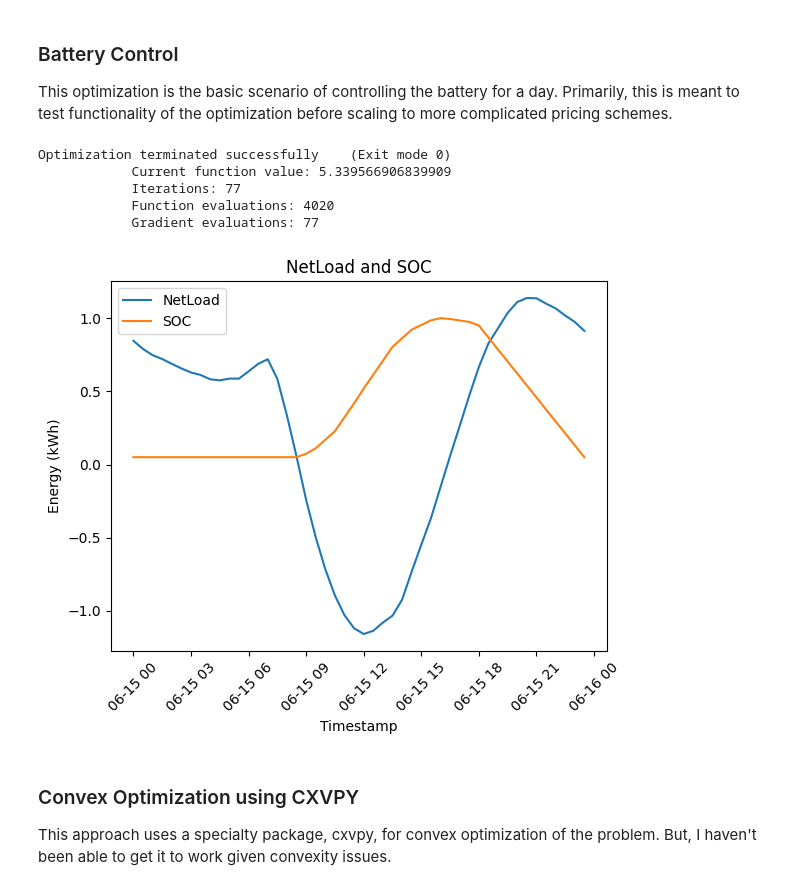
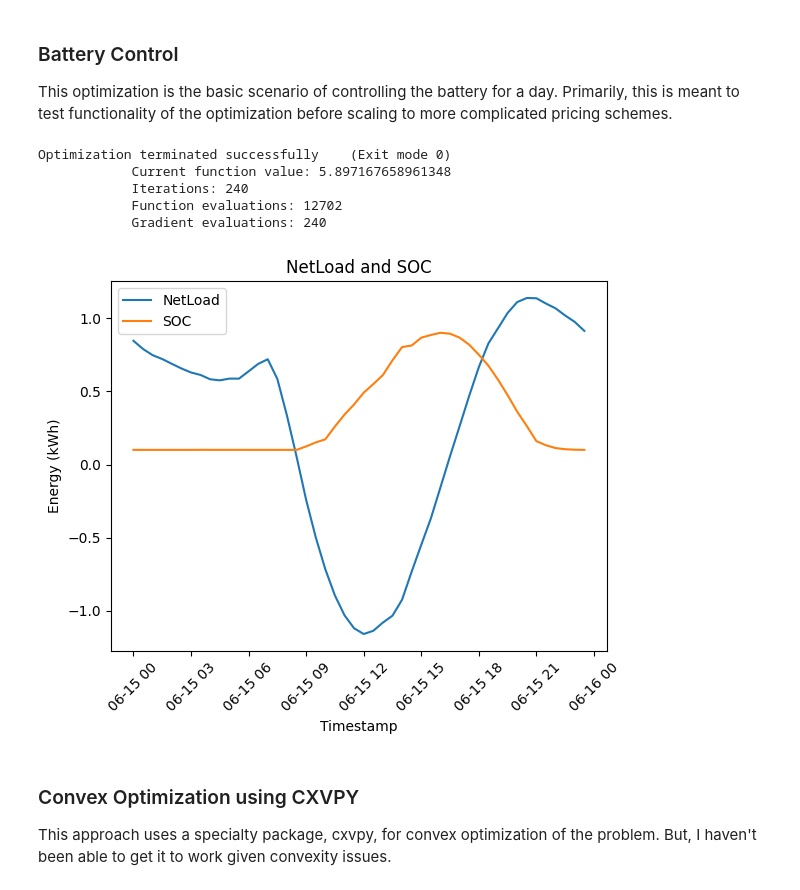
Before and after one commit to alexrtseng/foss-optimization, a Jupyter notebook: Battery_Size_Opt.ipynb, the cells around one changed output. Saved outputs shown, nothing was run; the diff lists cells and outputs as text; code cells hidden in the pictures.

```diff
--- a/Battery_Size_Opt.ipynb
+++ b/Battery_Size_Opt.ipynb
@@ -7,7 +7,7 @@ import pandas as pd
 import matplotlib.pyplot as plt
 from price_optimizer import PriceOptimizer
 # %%
-df = pd.read_csv('Data_Households_SmartPV.csv')
+df = pd.read_csv('data/Data_Households_SmartPV.csv')
 df['Timestamp'] = pd.to_datetime(df['Timestamp'])
 
 weekday_df = df[df['Timestamp'].dt.dayofweek < 5]
@@ -34,43 +34,43 @@ _ = weekday_avg.plot(y=['Production', 'Consumption', 'NetLoad'], title='Weekday
 
 This optimization is the basic scenario of controlling the battery for a day. Primarily, this is meant to test functionality of the optimization before scaling to more complicated pricing schemes.
 # %%
-BATT_PRICE_PER_KWH = 127  # Euros per kWh (127 is what was found online)
+BATT_PRICE_PER_KWH = 500  # Euros per kWh (127 is what was found online)
 max_charge_rate = 0.5  # Max charge rate in % per hour
 max_discharge_rate = 0.5  # Max discharge rate in % per hour
-soc_min = 0.05  # Maximum Depth of Discharge 95%
-soc_max = 1.00  # Maximum State of Charge 100%; can play around with to protect battery
+soc_min = 0.1  # Maximum Depth of Discharge 95%
+soc_max = 0.9  # Maximum State of Charge 100%; can play around with to protect battery
 sqrt_eff = 0.98  # round trip Efficiency of the battery
-self_discharge = 0.0  # 5% self discharge per day; totally made up
+self_discharge = 0.02  # 5% self discharge per day; totally made up
 batt_life = 10 # years; totally made up
 import_tariff = np.full(24, 0.37) # Single price tariff; 0.37 Euros per kWh
 export_tariff = np.zeros(24)
 
 
 charge_optimizer = ChargeOptimizer(
     pred_net_load=weekday_avg['NetLoad'],
     duration=1,
     import_tariff=import_tariff,
     soc_min=soc_min,
     soc_max=soc_max,
     charge_efficiency=sqrt_eff,
     discharge_efficiency=sqrt_eff,
     self_dis=self_discharge,
     timestep_size=0.5, # half an hour
     max_charge_rate=max_charge_rate,
     max_discharge_rate=max_discharge_rate,
     batt_capacity=10,  # 13.5 kWh
     export_tariff=export_tariff,
 )
 
 charge_optimizer.local_optimize(method='SLSQP', tol=1e-6)
 charge_optimizer.plot_results(weekday_avg.index)
 # %% [output]
 Optimization terminated successfully    (Exit mode 0)
-            Current function value: 5.339566906839909
-            Iterations: 77
-            Function evaluations: 4020
-            Gradient evaluations: 77
+            Current function value: 5.897167658961348
+            Iterations: 240
+            Function evaluations: 12702
+            Gradient evaluations: 240
-[figure, old version]
+[figure, new version]
 # %% [markdown]
 ### Convex Optimization using CXVPY
 
```
Also changed, not shown: parts of 8 cells of this notebook, 4 other files.
